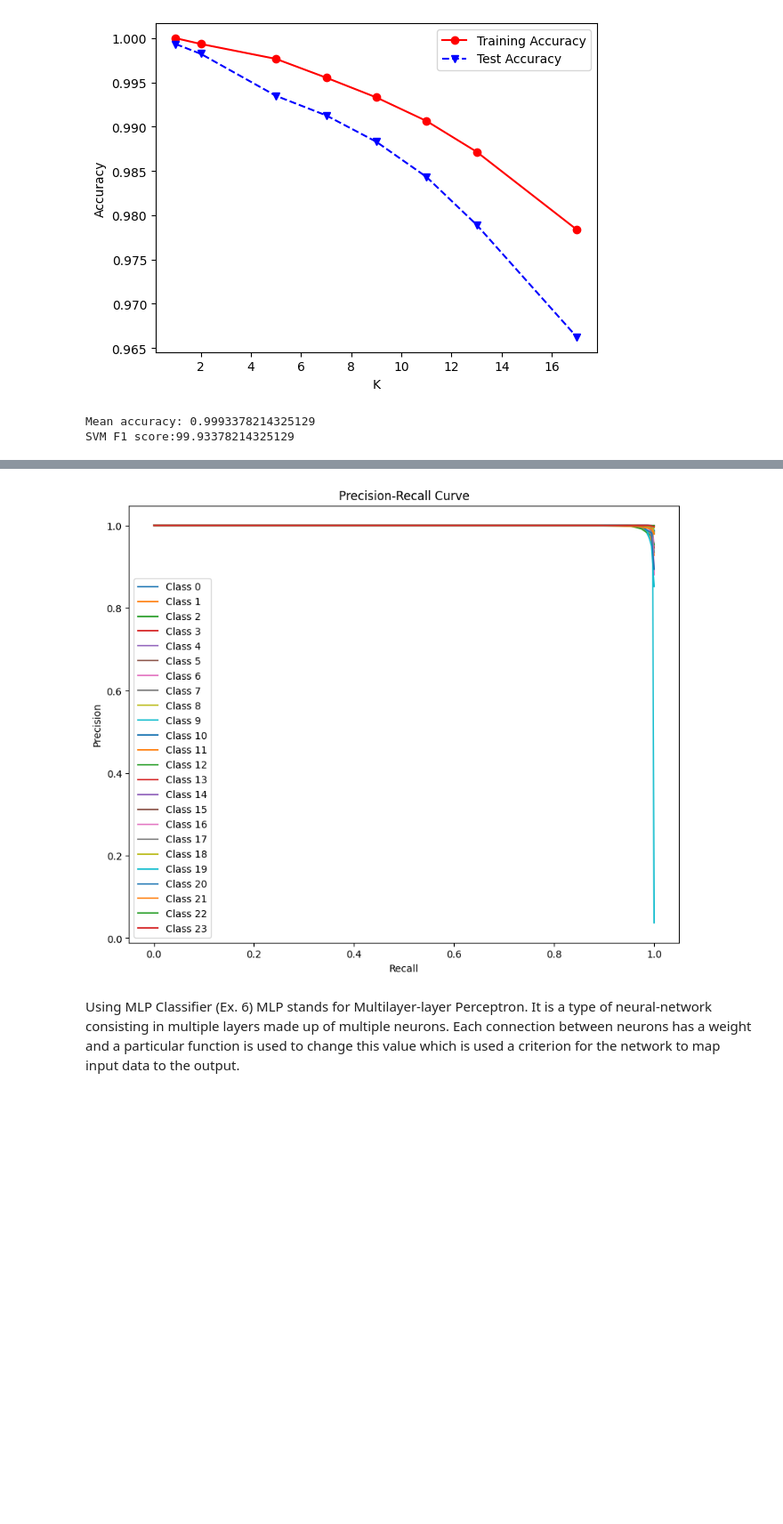
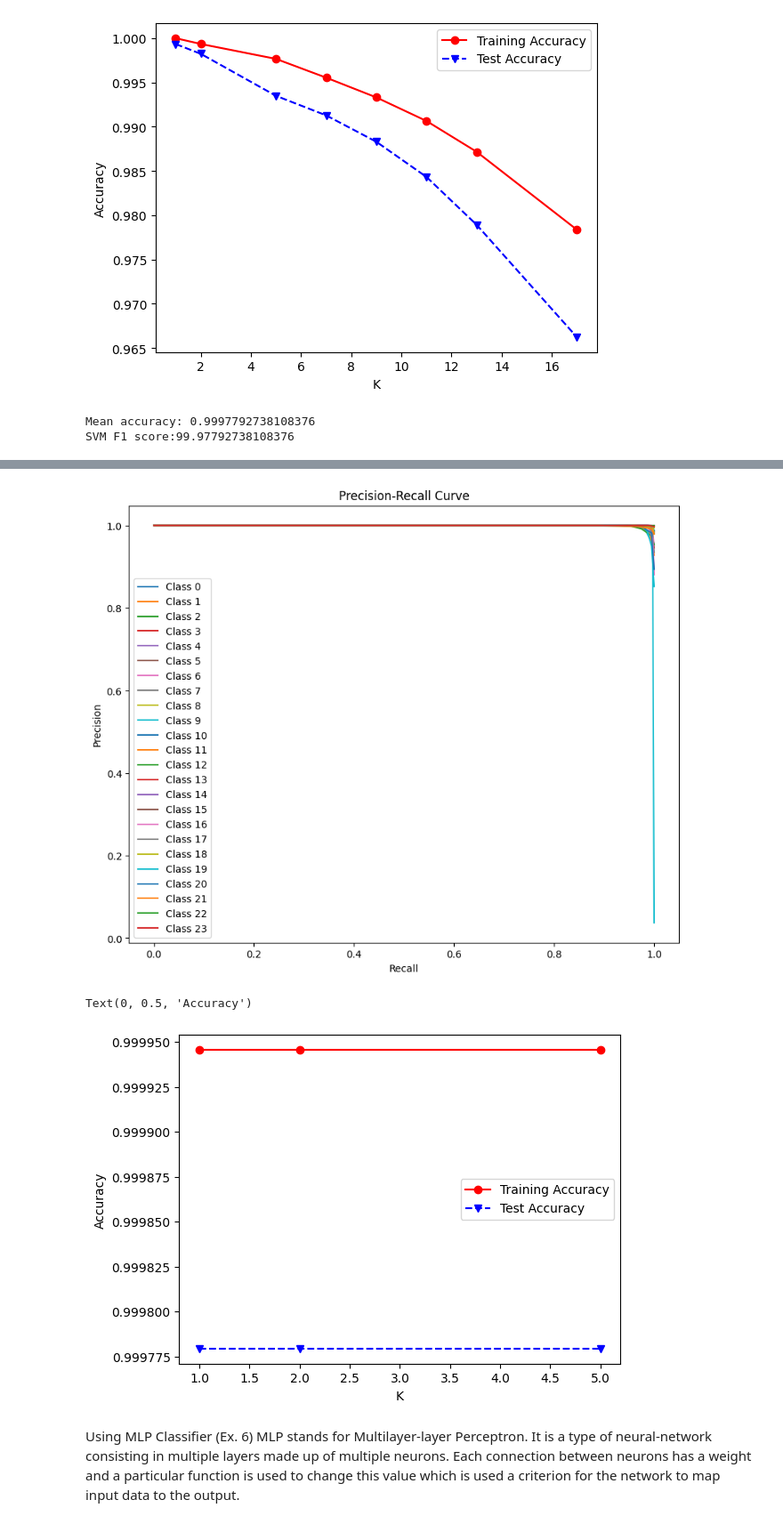
Before and after one commit to matteobonani/Sign_Language_MNIST, a Jupyter notebook: sign_mnist.ipynb, the cells around one changed output, grey strips where cells are left out. Shown at 89% size. Saved outputs shown, nothing was run; the diff lists cells and outputs as text; code cells hidden in the pictures; blank space fills up the shorter version.

```diff
--- a/sign_mnist.ipynb
+++ b/sign_mnist.ipynb
@@ -307,7 +307,7 @@ plt.legend()
 plt.show()
 
 # Hyperparameters
-hyperparameters = [1, 2, 5, 7, 9 ,11, 13, 17]
+hyperparameters = [1, 2, 5]
 
 trainAcc = np.zeros(len(hyperparameters))
 testAcc = np.zeros(len(hyperparameters))
@@ -325,9 +325,11 @@ plt.plot(hyperparameters, trainAcc,'ro-', hyperparameters, testAcc, 'bv--')
 plt.legend(['Training Accuracy','Test Accuracy'])
 plt.xlabel('K')
 plt.ylabel('Accuracy')
+
+#Accuracy stays virtually the same even though hyperparameters change
 # %% [output]
-Mean accuracy: 0.9993378214325129
-SVM F1 score:99.93378214325129
+Mean accuracy: 0.9997792738108376
+SVM F1 score:99.97792738108376
 [figure]
 Class 0 ROC AUC: 0.9999969377380908
 Class 1 ROC AUC: 0.9999940813553222
@@ -349,2 +351,4 @@ Micro-average ROC AUC: 0.49857219457545
 [figure]
+Text(0, 0.5, 'Accuracy')
+[figure, added]
 # %% [markdown]
```
Also changed, not shown: parts of 2 cells of this notebook.
